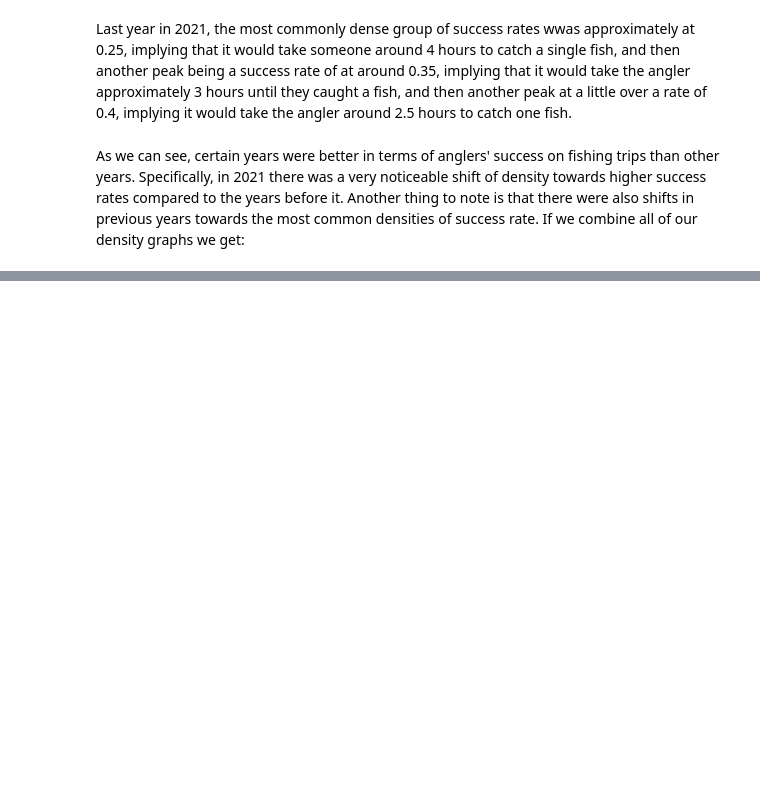
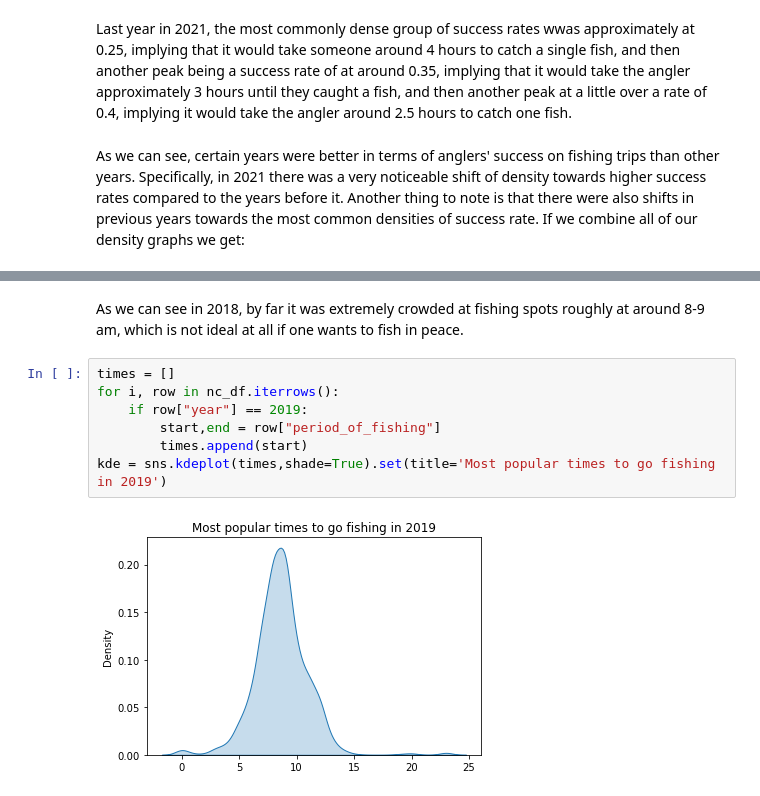
Before and after one commit to shellbatross/shellbatross.github.io, a Jupyter notebook: index.ipynb, the cells around one changed output, grey strips where cells are left out. Cells and saved outputs as stored; diff of their text form; blank space fills up the shorter version.

```diff
--- a/index.ipynb
+++ b/index.ipynb
@@ -310,0 +274,12 @@ for i in periods_list.keys():
+# %% [markdown]
+As we can see in 2018, by far it was extremely crowded at fishing spots roughly at around 8-9 am, which is not ideal
+at all if one wants to fish in peace.
+# %%
+times = []
+for i, row in nc_df.iterrows():
+    if row["year"] == 2019:
+        start,end = row["period_of_fishing"]
+        times.append(start)
+kde = sns.kdeplot(times,shade=True).set(title='Most popular times to go fishing in 2019')
+# %% [output]
+[figure, added]
```
Also changed, not shown: parts of 24 cells of this notebook, 3 other files.
